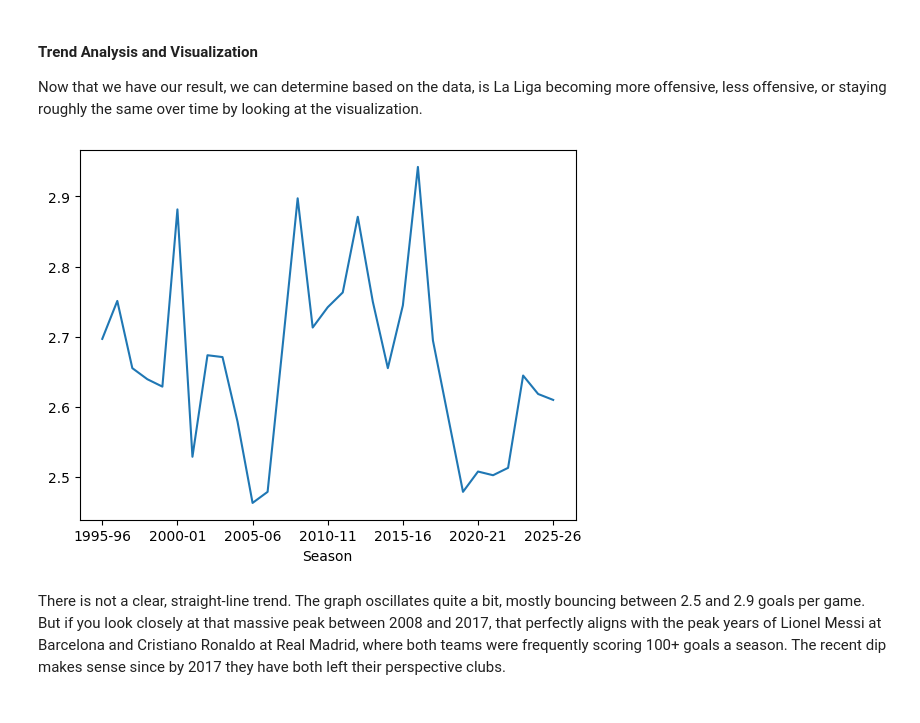
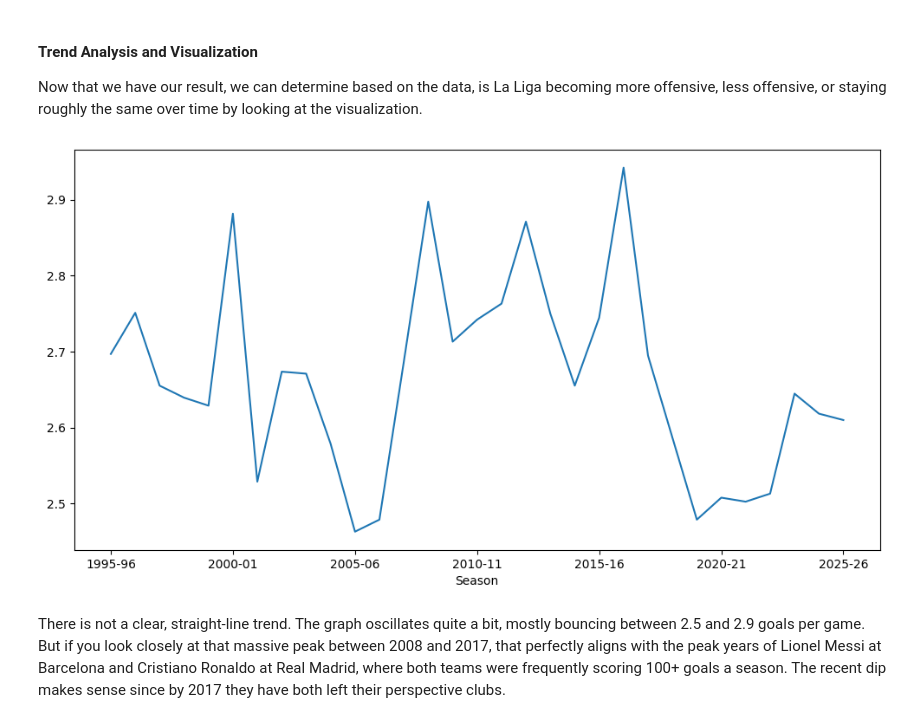
Before and after one commit to DoubleC8/LaLiga-Historical-Trends-EDA, a Jupyter notebook: End_to_End_Covid_Affect_on_La_liga_Eda.ipynb, the cells around one changed output. Saved outputs shown, nothing was run; the diff lists cells and outputs as text; code cells hidden in the pictures.

```diff
--- a/End_to_End_Covid_Affect_on_La_liga_Eda.ipynb
+++ b/End_to_End_Covid_Affect_on_La_liga_Eda.ipynb
@@ -166,10 +167,11 @@ Name: TotalGoals, dtype: float64
 #### Trend Analysis and Visualization
 Now that we have our result, we can determine based on the data, is La Liga becoming more offensive, less offensive, or staying roughly the same over time by looking at the visualization.
 # %%
+plt.figure(figsize=(12, 6))
 df.groupby('Season')['TotalGoals'].mean().plot()
 plt.show()
 # %% [output]
-[figure, old version]
+[figure, new version]
 # %% [markdown]
 There is not a clear, straight-line trend. The graph oscillates quite a bit, mostly bouncing between 2.5 and 2.9 goals per game. But if you look closely at that massive peak between 2008 and 2017, that perfectly aligns with the peak years of Lionel Messi at Barcelona and Cristiano Ronaldo at Real Madrid, where both teams were frequently scoring 100+ goals a season. The recent dip makes sense since by 2017 they have both left their perspective clubs.
 # %% [markdown]
```
Also changed, not shown: parts of 14 cells of this notebook, 1 other file.
